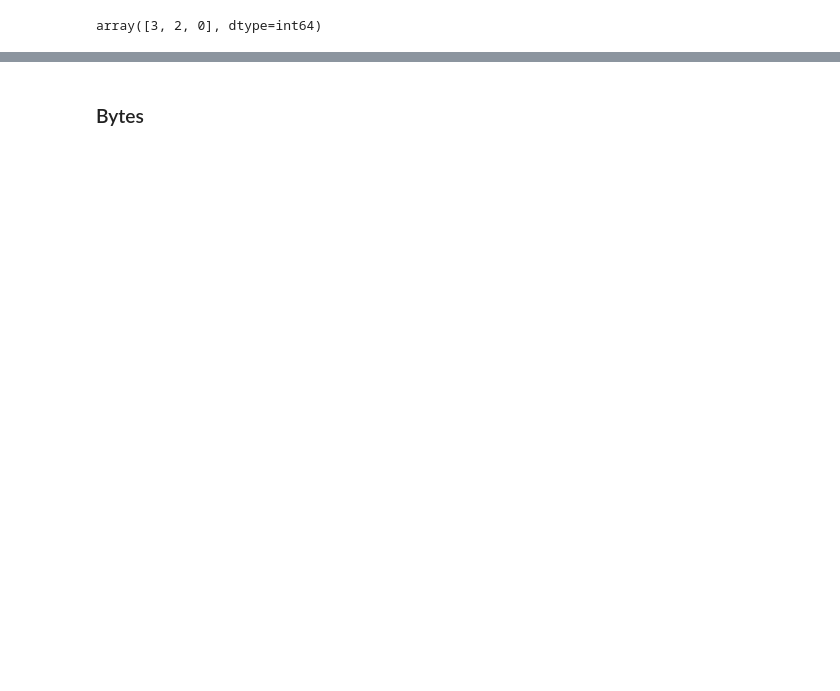
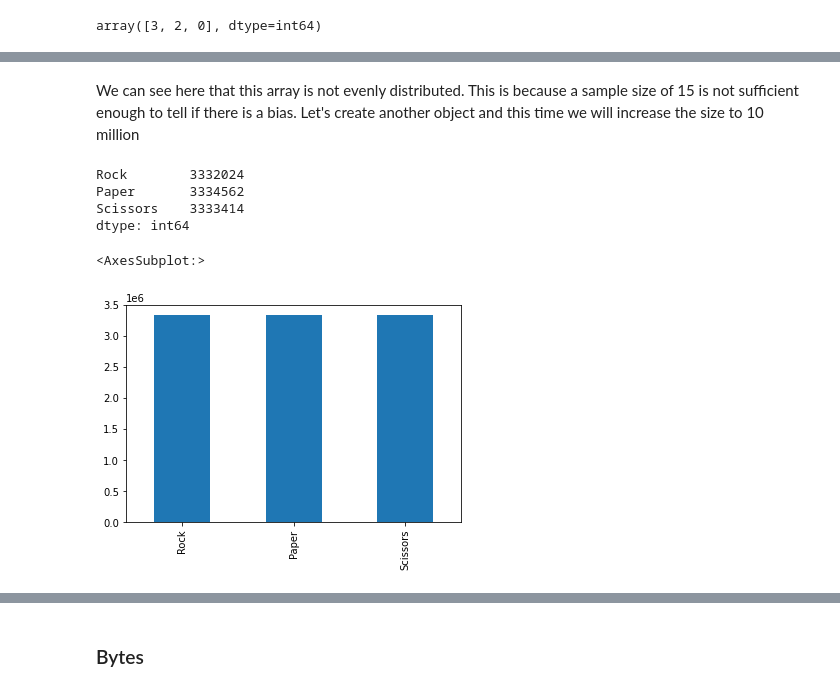
Before and after one commit to Cormac88/the-numpy.random-package, a Jupyter notebook: numpy.random.ipynb, the cells around one changed output, grey strips where cells are left out. Saved outputs shown, nothing was run; the diff lists cells and outputs as text; code cells hidden in the pictures; blank space fills up the shorter version.

```diff
--- a/numpy.random.ipynb
+++ b/numpy.random.ipynb
@@ -527,0 +570,15 @@ array(['pooh', 'pooh', 'pooh', 'pooh', 'pooh'], dtype='<U11')
+# %% [markdown]
+We can see here that this array is not evenly distributed. This is because a sample size of 15 is not sufficient enough to tell if there is a bias. Let's create another object and this time we will increase the size to 10 million
+# %%
+s = Series(rng.choice(['Rock', 'Paper', 'Scissors'], size = 10000000))
+vc = s.value_counts()
+vc = vc[['Rock', 'Paper', 'Scissors']]
+print(vc)
+vc.plot.bar()
+# %% [output]
+Rock        3332024
+Paper       3334562
+Scissors    3333414
+dtype: int64
+<AxesSubplot:>
+[figure, added]
```
Also changed, not shown: parts of 57 cells of this notebook.
